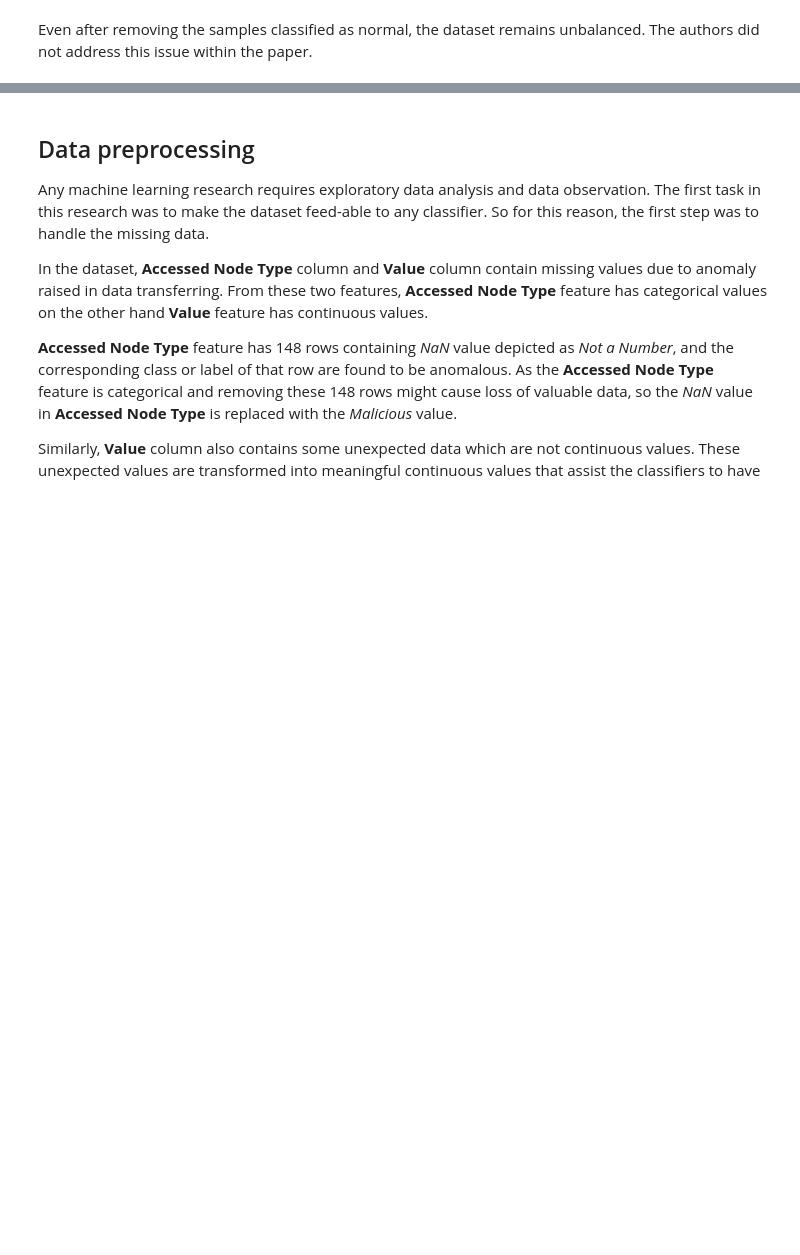
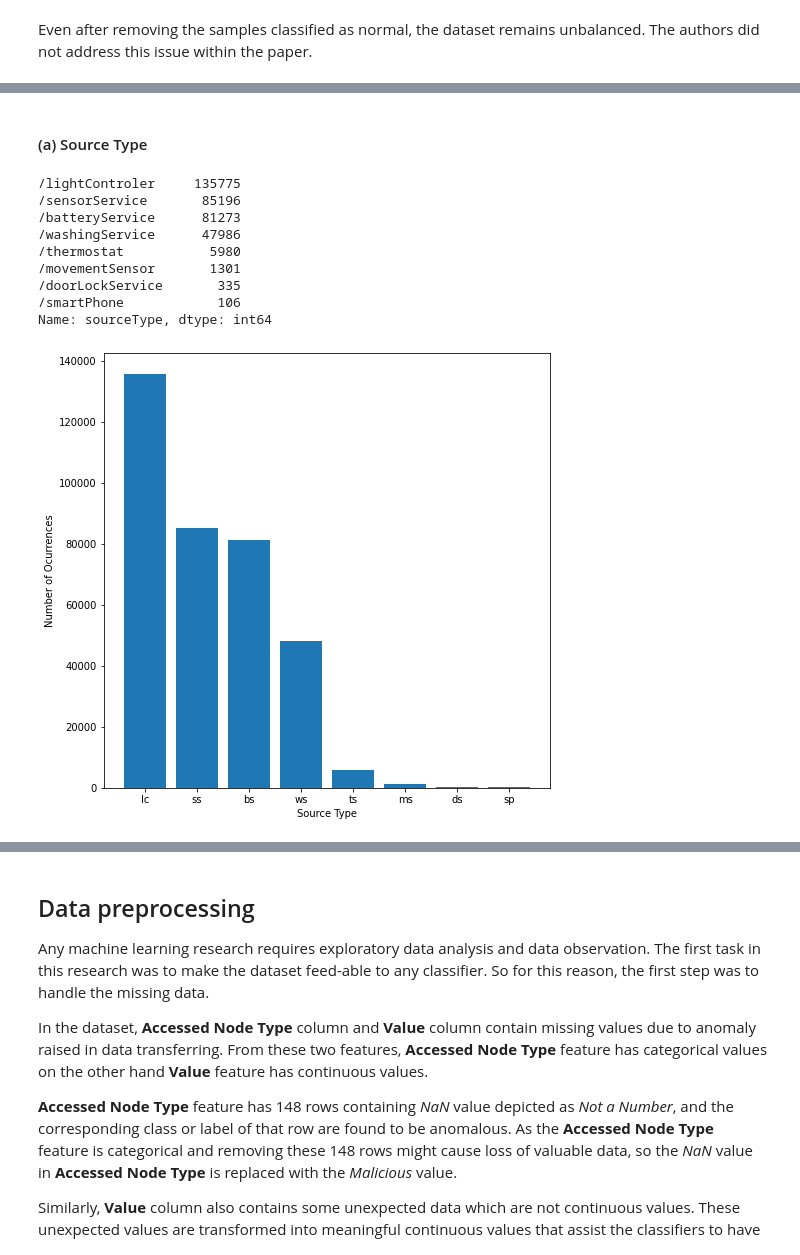
Before and after one commit to catarinaacsilva/kdd, a Jupyter notebook: paperAnalysis/main.ipynb, the cells around one changed output, grey strips where cells are left out. Drawn from its saved outputs; the diff is of its cells as text; code cells hidden in the pictures; blank space fills up the shorter version.

```diff
--- a/paperAnalysis/main.ipynb
+++ b/paperAnalysis/main.ipynb
@@ -79,0 +176,39 @@ The authors did not address this issue within the paper.
+# %%
+def createFrequencyTable(dict_, x_label, y_label = 'Number of Ocurrences'):
+    temp_dict = {}
+
+#     Creates a dictionary v, k with original dictionary values and short names
+    for key, value in dict_.items():
+        temp_dict[dict_[key]] = keys_dict[key]
+
+#     Converts temp_dict keys to value and vice-versa
+    new_sourceType = dict((v,k) for k,v in temp_dict.items())
+
+#     Creates plot figure
+    fig, ax = plt.subplots()
+
+    ax.bar(new_sourceType.keys(), new_sourceType.values())
+    ax.set_xlabel(x_label)
+    ax.set_ylabel(y_label)
+
+    plt.show()
+# %% [markdown]
+#### (a) Source Type
+# %%
+dict_ = df.sourceType.value_counts()
+display(dict_)
+
+x_label = 'Source Type'
+
+createFrequencyTable(dict_, x_label)
+# %% [output]
+/lightControler     135775
+/sensorService       85196
+/batteryService      81273
+/washingService      47986
+/thermostat           5980
+/movementSensor       1301
+/doorLockService       335
+/smartPhone            106
+Name: sourceType, dtype: int64
+[figure, added]
```
Also changed, not shown: parts of 24 cells of this notebook.
